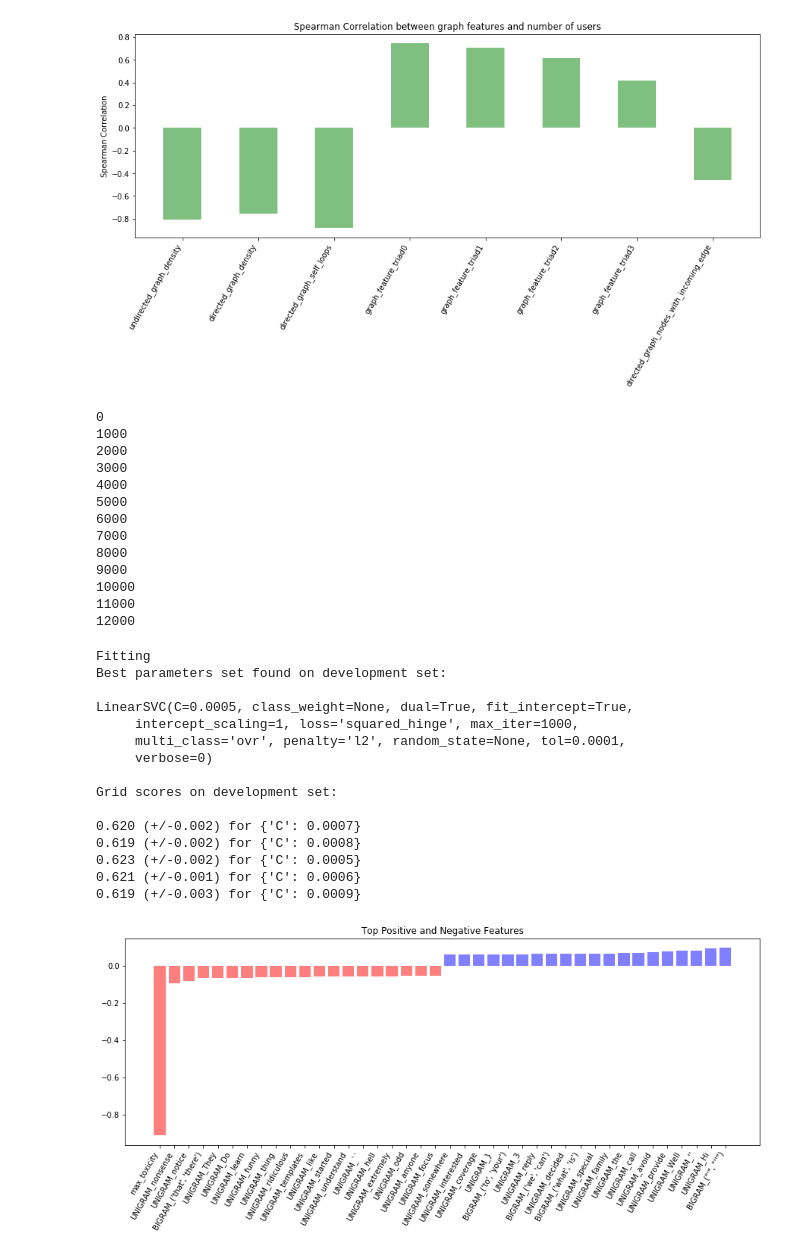
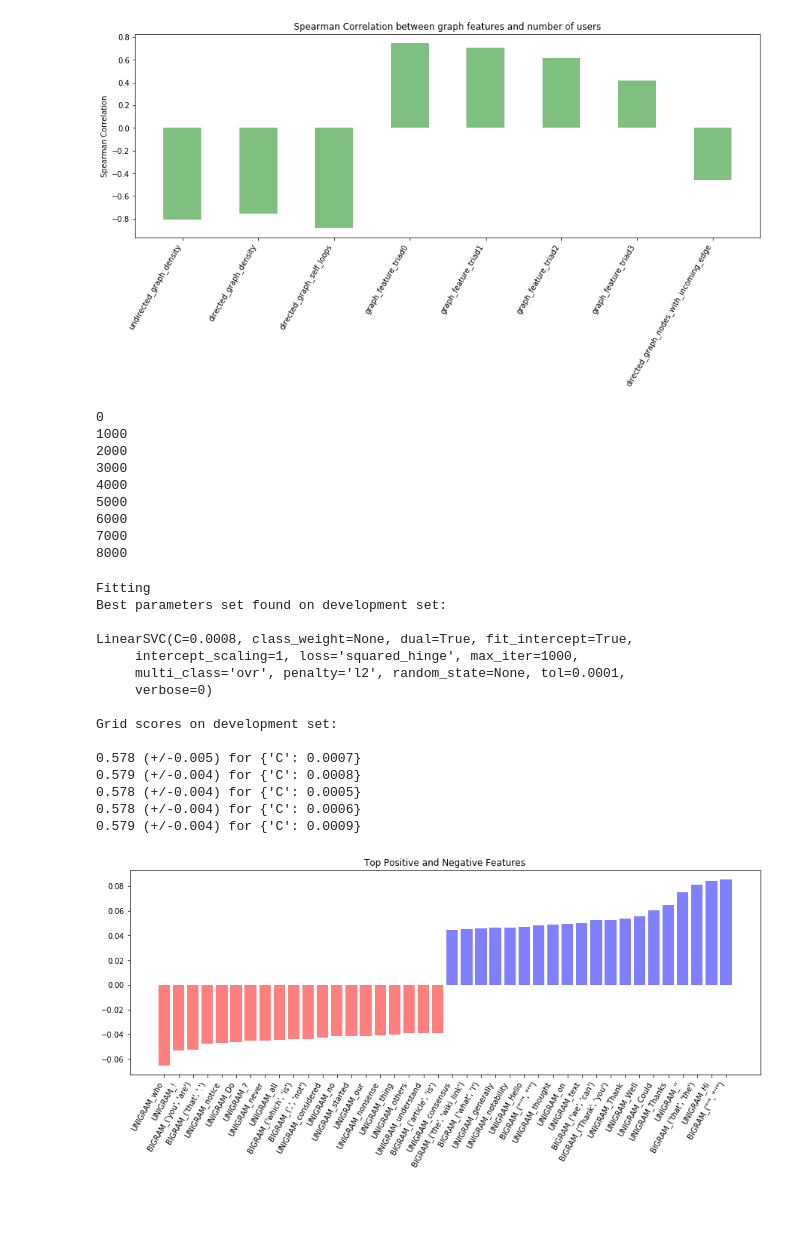
Before and after one commit to conversationai/wikidetox, a Jupyter notebook: conversation_classification/Baseline Testing-attacker_in_conv.ipynb, the cells around one changed output. Drawn from its saved outputs; the diff is of its cells as text; code cells hidden in the pictures; blank space fills up the shorter version.

```diff
--- a/conversation_classification/Baseline Testing-attacker_in_conv.ipynb
+++ b/conversation_classification/Baseline Testing-attacker_in_conv.ipynb
@@ -23,8 +23,8 @@ from scipy.stats import spearmanr
 
 # Experiment on the smaller set (4-6-bad_convs)
 # %%
-UNIGRAMS_FILENAME = "attacker_in_conv-bow_features/unigram100.pkl"
-BIGRAMS_FILENAME = "attacker_in_conv-bow_features/bigram500.pkl"
+UNIGRAMS_FILENAME = "4-6_bow_features/unigram100.pkl"
+BIGRAMS_FILENAME = "4-6_bow_features/bigram500.pkl"
 UNIGRAMS_LIST = cPickle.load(open(UNIGRAMS_FILENAME, "rb"))
 BIGRAMS_LIST = cPickle.load(open(BIGRAMS_FILENAME, "rb"))
 # %%
@@ -213,8 +213,8 @@ def _get_action_features(document):
                     ret['has_consecutive_?or!'] = 1
                 pre_u = u
 
-        if '\'' in unigrams or '\"' in unigrams:
-            ret['quoting'] = 1
+   #     if '\'' in unigrams or '\"' in unigrams:
+   #         ret['quoting'] = 1
 
         for s in action['sentences']:
             if s.lower().startswith('do ') or s.lower().startswith('don\'t '):
@@ -596,7 +596,7 @@ def train_svm(X, y):
 #    print scores
 # %%
 documents = []
-with open('/scratch/wiki_dumps/attacker_in_conv/train.json') as f:
+with open('/scratch/wiki_dumps/4-6_bad_convs/train.json') as f:
     for line in f:
         conv_id, clss, conversation = json.loads(line)
         documents.append((conversation, clss))
@@ -716,7 +716,7 @@ plt.show()
 # %% [output]
 [figure]
 # %%
-X, y, feature_names = documents2feature_vectors(feature_sets)
+X, y, feature_names = documents2feature_vectors(bow_features)
 # %% [output]
 0
 1000
@@ -727,28 +727,24 @@ X, y, feature_names = documents2feature_vectors(feature_sets)
 6000
 7000
 8000
-9000
-10000
-11000
-12000
 # %%
 train_svm(X, y)
 # %% [output]
 Fitting
 Best parameters set found on development set:
 
-LinearSVC(C=0.0005, class_weight=None, dual=True, fit_intercept=True,
+LinearSVC(C=0.0008, class_weight=None, dual=True, fit_intercept=True,
      intercept_scaling=1, loss='squared_hinge', max_iter=1000,
      multi_class='ovr', penalty='l2', random_state=None, tol=0.0001,
      verbose=0)
 
 Grid scores on development set:
 
-0.620 (+/-0.002) for {'C': 0.0007}
-0.619 (+/-0.002) for {'C': 0.0008}
-0.623 (+/-0.002) for {'C': 0.0005}
-0.621 (+/-0.001) for {'C': 0.0006}
-0.619 (+/-0.003) for {'C': 0.0009}
+0.578 (+/-0.005) for {'C': 0.0007}
+0.579 (+/-0.004) for {'C': 0.0008}
+0.578 (+/-0.004) for {'C': 0.0005}
+0.578 (+/-0.004) for {'C': 0.0006}
+0.579 (+/-0.004) for {'C': 0.0009}
 # %%
 def plot_coefficients(classifier, feature_names, top_features=20):
     coef = classifier.coef_.ravel()
@@ -765,12 +761,11 @@ def plot_coefficients(classifier, feature_names, top_features=20):
     plt.title('Top Positive and Negative Features')
     plt.show()
 # %%
-classifier = svm.LinearSVC(C=0.0015)
+classifier = svm.LinearSVC(C=0.0008)
 classifier.fit(X, y)
 plot_coefficients(classifier, feature_names)
-# 0.644 (+/-0.005) for {'C': 0.0015}
 # %% [output]
-[figure, old version]
+[figure, new version]
 # %%
 classifier = svm.LinearSVC(C=0.0005)
 classifier.fit(X, y)
```
Also changed, not shown: parts of 1 cell of this notebook, 11 other files.
